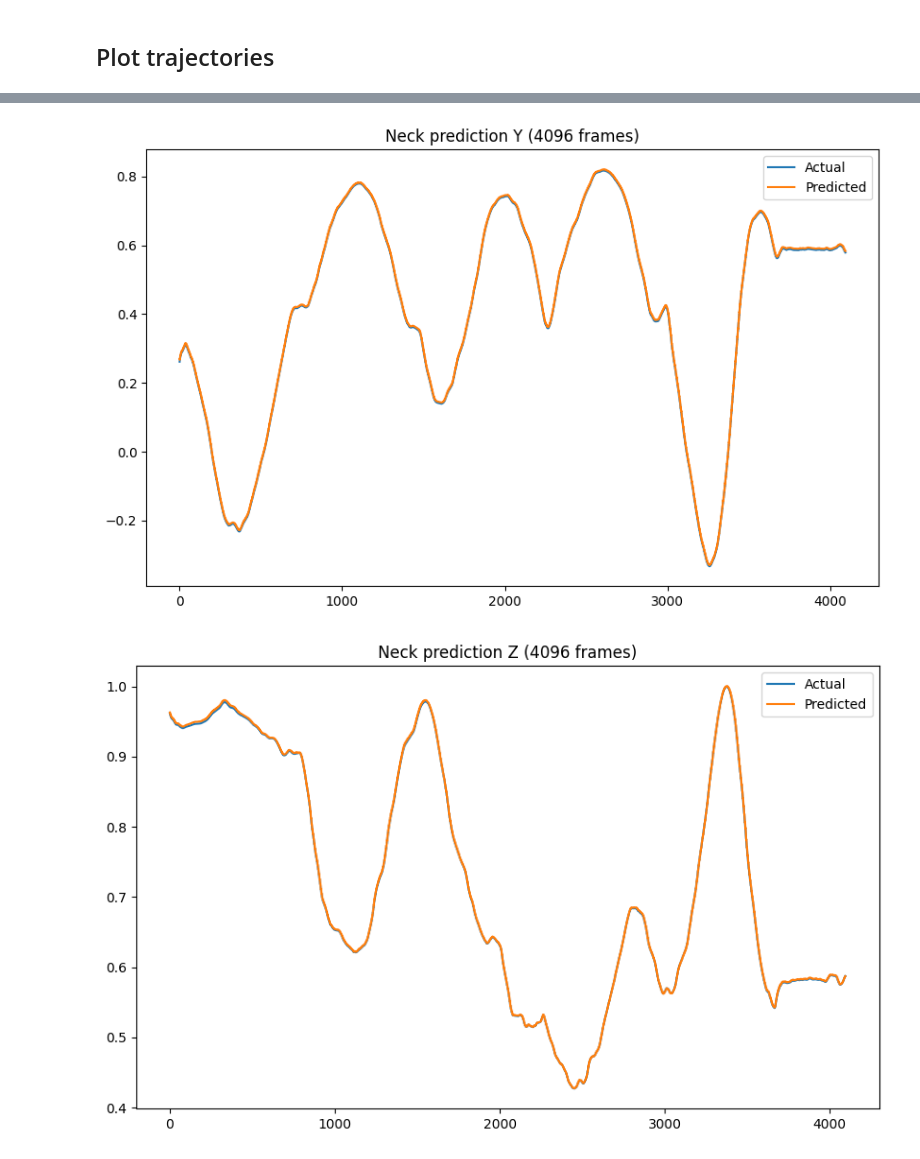
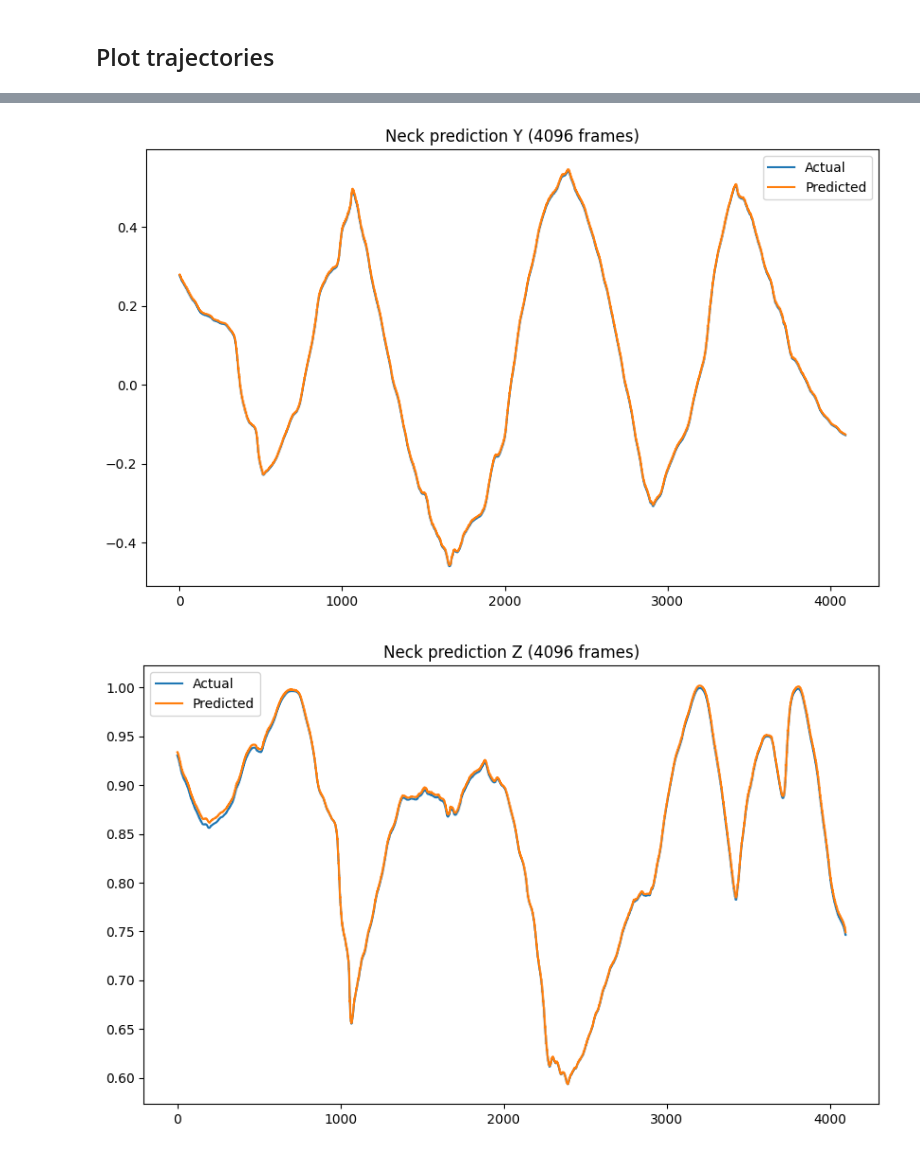
Before and after one commit to aria-lab-code/vr-exoskeleton, a Jupyter notebook: notebooks/evaluate.ipynb, the cells around one changed output, grey strips where cells are left out. Saved outputs shown, nothing was run; the diff lists cells and outputs as text; code cells hidden in the pictures.

```diff
--- a/notebooks/evaluate.ipynb
+++ b/notebooks/evaluate.ipynb
@@ -19,7 +19,7 @@ window_size = 3
 stamp = 1717450374
 
 users, X, Y, Y_hat = (np.load(f'eval_{stamp:d}_{suffix}.npy')
-                      for suffix in ('users', 'input', 'head_actual', 'head_predicted'))
+                      for suffix in ['users', 'input', 'head_actual', 'head_predicted'])
 print(users)
 X.shape, Y.shape, Y_hat.shape
 # %% [output]
@@ -83,6 +83,7 @@ array([[-0.07155207,  0.26948676,  0.9627413 ],
 # %%
 # steps = Y.shape[0]
 steps = 2 ** 12
+offset = 10801 * 41
 # %%
 def plot_actual_predicted(y, y_hat, title=None):
     fig = plt.figure(figsize=(10, 6))
@@ -100,8 +101,8 @@ plot_actual_predicted(Y[:steps, 0], Y_hat[:steps, 0], title=f'Neck prediction X
 # %%
-plot_actual_predicted(Y[:steps, 1], Y_hat[:steps, 1], title=f'Neck prediction Y ({steps:d} frames)')
+plot_actual_predicted(Y[offset:offset + steps, 1], Y_hat[offset:offset + steps, 1], title=f'Neck prediction Y ({steps:d} frames)')
 # %% [output]
-[figure, old version]
+[figure, new version]
 # %%
-plot_actual_predicted(Y[:steps, 2], Y_hat[:steps, 2], title=f'Neck prediction Z ({steps:d} frames)')
+plot_actual_predicted(Y[offset:offset + steps, 2], Y_hat[offset:offset + steps, 2], title=f'Neck prediction Z ({steps:d} frames)')
 # %% [output]
-[figure, old version]
+[figure, new version]
```
Also changed, not shown: parts of 1 cell of this notebook, 5 other files.
